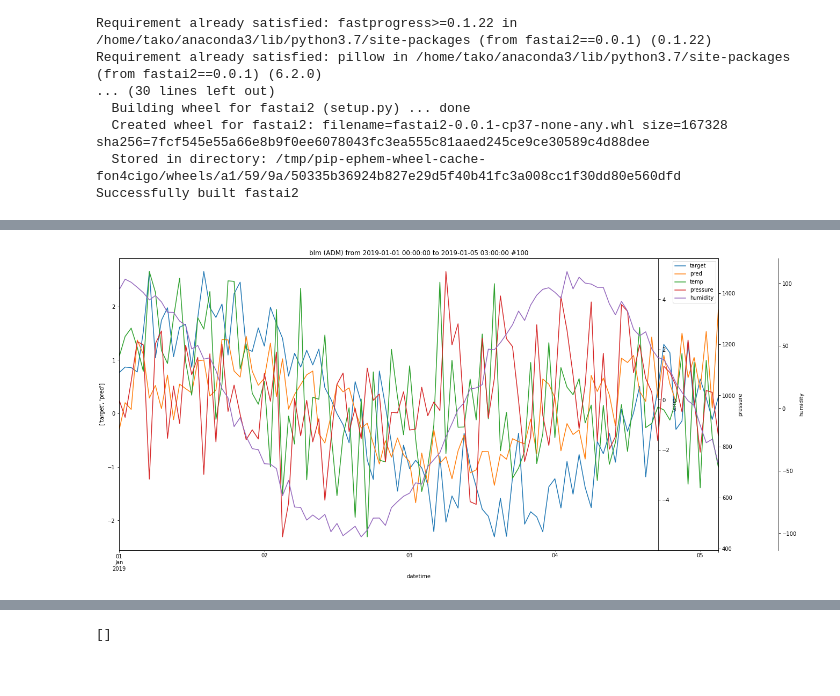
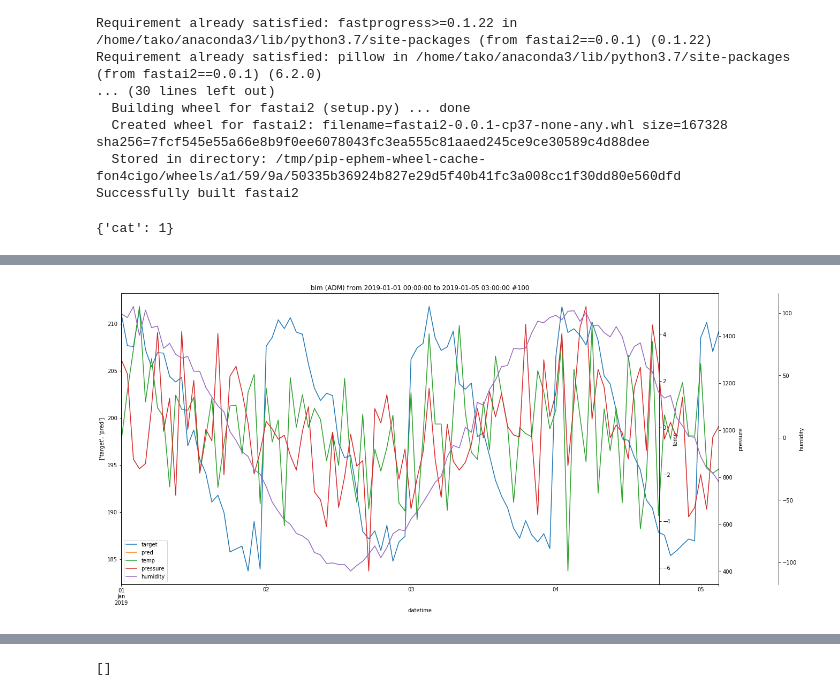
Before and after one commit to takotab/time-series-testing, a Jupyter notebook: nbs/_v2_seq_seq.ipynb, the cells around one changed output, grey strips where cells are left out. Cells and saved outputs as stored; diff of their text form; code cells hidden in the pictures.

```diff
--- a/nbs/_v2_seq_seq.ipynb
+++ b/nbs/_v2_seq_seq.ipynb
@@ -105,10 +105,10 @@ class Days(CollBase, GetAttr, FilteredBase):
         self.df = df
         self.df.set_index('datetime',drop=False,inplace=True)
         self.cols = ['datetime']+self.con_var+self.cat_var
+        self.cats = dict(self.df[self.cat_var].iloc[0])
         for c in self.cols+self.y_names:
             if c not in self.df.columns:
                 print(f'Warning {c} not in {self.df.columns}')
-        self._id = hash(str(self.df.values))
 
     def __repr__(self):
         return str(self.df)
@@ -140,19 +140,24 @@ d = Days(pd.DataFrame({'datetime':[pd.Timestamp('2019-01-01')+x*pd.Timedelta('1H
 _d = d.copy()
 d.df['con'] += 4
 test_ne(d.df['con'].values,_d.df['con'].values)
+d.cats
+# %% [output]
+{'cat': 1}
 # %%
 def make_fake_data(num, l=None, locations = 4, jumps = True, chance_of_jump = 0.9):
-    locs,citys  =['blm','cnt','rzb','ctl'],['ADM','ADM','ADM','RTD']
+    locs,citys = ['blm','cnt','rzb','ctl'],['ADM','ADM','ADM','RTD']
+    loc_multis = [198,587,999,1660]
     dfs = []
     for i_loc in range(locations):
-        loc,city = locs[i_loc], citys[i_loc]
+        loc,city,loc_multi = locs[i_loc], citys[i_loc],loc_multis[i_loc]
         start = pd.Timestamp('2019-01-01')
         for i in range(num):
             l = ifnone(l,100)
-            t = i+np.arange(l)/12
-            _df = pd.DataFrame(data={'datetime':[start+pd.Timedelta(hours=x) for x in range(l)],
-                                'target':np.random.randn(l)*.5+np.sin(t)+np.cos(t/2),
-                                'pred':np.random.randn(l)*.5+np.sin(t),
+            t = i + np.arange(l)/12
+            t_dt = [start+pd.Timedelta(hours=x) for x in range(l)]
+            _df = pd.DataFrame(data={'datetime':t_dt,
+                                'target': loc_multi + np.random.randn(l)*1.5 + 3*np.sin([o.hour/12*3.15 for o in t_dt]) + 10*np.cos([(o.hour/24)*3.15 for o in t_dt]),
+#                                 'pred':np.random.randn(l) * .5 + np.sin(t),
                                 'temp':np.random.randn(l)*2+np.cos(t)+np.cos(-t/2),
                                 'pressure':1000+100*(np.random.randn(l)*2+np.cos(-t)),
                                 'humidity':np.random.randn(l)*5+np.cos(t)*100,
@@ -175 +181 @@ Wall time: 12 ms
-[figure, old version]
+[figure, new version]
```
Also changed, not shown: parts of 22 cells of this notebook.
